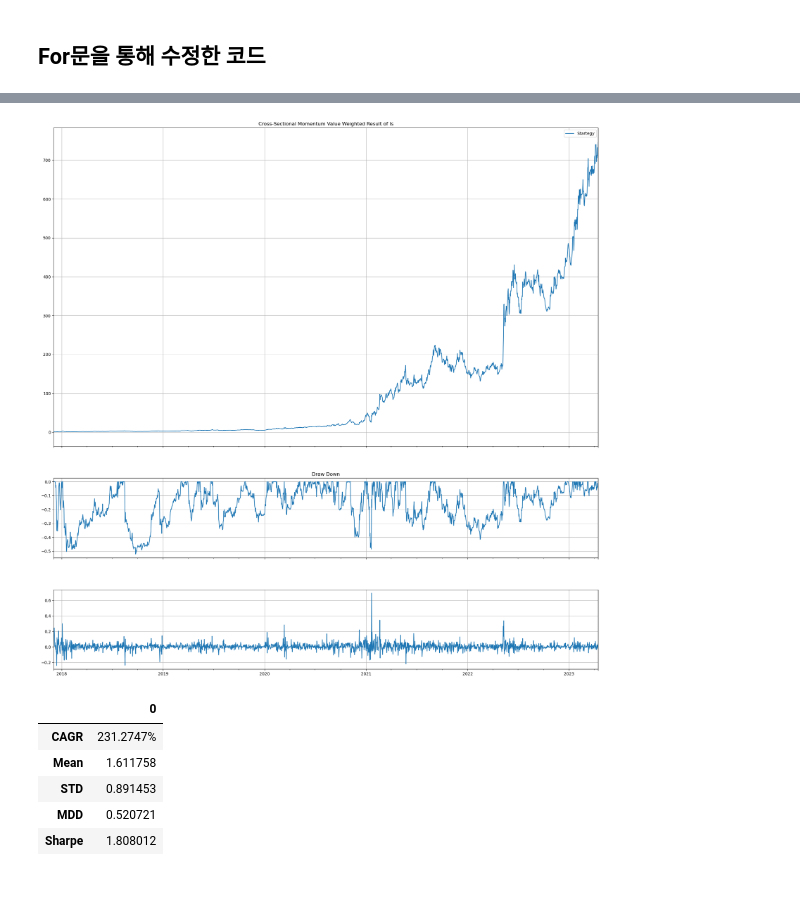
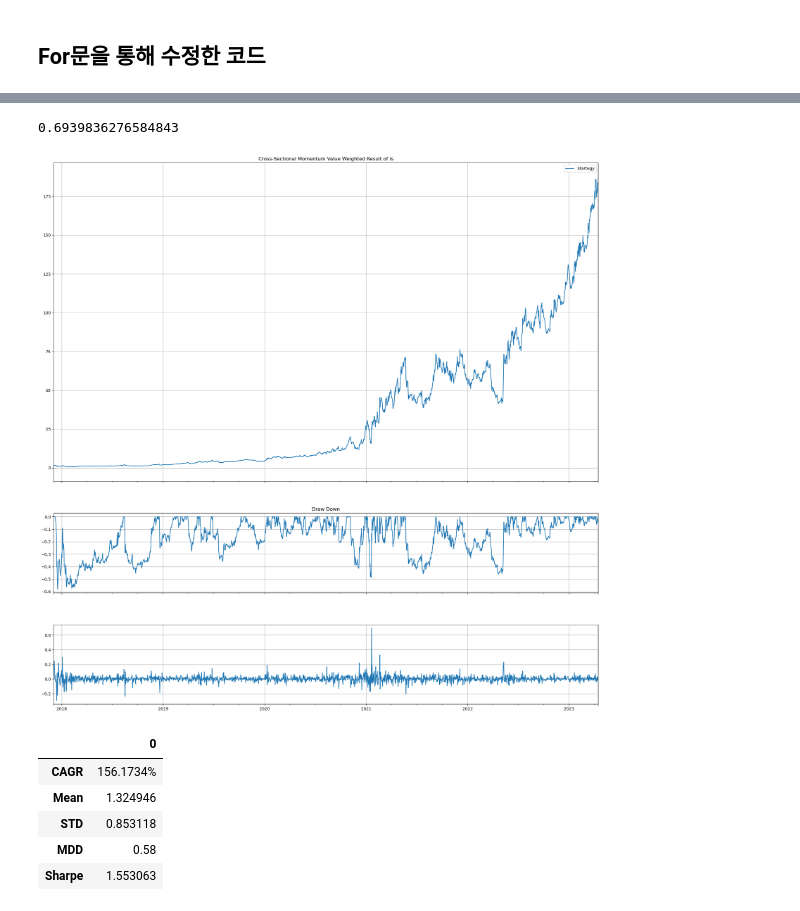
Before and after one commit to Jack-ryu/crypto_paper, a Jupyter notebook: ryu_new_progress/coinmarketcap_week_cross_sectional.ipynb, the cells around one changed output, grey strips where cells are left out. Saved outputs shown, nothing was run; the diff lists cells and outputs as text; code cells hidden in the pictures.

```diff
--- a/ryu_new_progress/coinmarketcap_week_cross_sectional.ipynb
+++ b/ryu_new_progress/coinmarketcap_week_cross_sectional.ipynb
@@ -58,6 +69,6 @@ weekly_rtn_pp = weekly_rtn * np.sign(weekly_mktcap) * weekly_vol_mask
 # %%
 # 언제부터 시작하는 지 찾자 (최소 100개의 코인이 필요)
-cnt = weekly_rtn_pp.count(1)
+cnt = weekly_rtn_screened.count(1)
 more100 = cnt.loc[cnt > 99] # 여기서 start date가 나온다
 start = more100.index[0]
 more100
@@ -77,6 +88,6 @@ date
 Freq: W-SUN, Length: 281, dtype: int64
 # %%
-weekly_rtn_sample_pp = weekly_rtn_pp.loc[start:]
+weekly_rtn_sample_pp = weekly_rtn_screened.loc[start:]
 weekly_mktcap_sample = weekly_mktcap.loc[start:]
 weekly_price_sample = weekly_price.loc[start:]
 # %%
@@ -133,7 +144,8 @@ each_weight = {"Q1":weight_g1,
                "Q2":weight_g2,
                "Q3":weight_g3,
                "Q4":weight_g4,
-               "Q5":weight_g5}
+               "Q5":weight_g5
+               }
 # %%
 # 그룹별 코인 개수 출력
 concat = pd.concat([weight_g1.count(1), weight_g2.count(1),
@@ -202,15 +214,21 @@ mytool.print_statistics(final_value)
 # %%
 ls = final_value["Q5"] - final_value["Q1"]
+
+long_short = {"ls":ls}
+# %%
+long_short["ls"].max()
+# %% [output]
+0.6939836276584843
 # %%
-mytool.draw_return_result({"ls":ls})
+mytool.draw_return_result(long_short)
 # %% [output]
-[figure, old version]
+[figure, new version]
 # %%
-mytool.print_statistics({"ls":ls})
+mytool.print_statistics(long_short)
 # %% [output]
 |  | 0 |
-| CAGR | 231.2747% |
-| Mean | 1.611758 |
-| STD | 0.891453 |
-| MDD | 0.520721 |
-| Sharpe | 1.808012 |
+| CAGR | 156.1734% |
+| Mean | 1.324946 |
+| STD | 0.853118 |
+| MDD | 0.58 |
+| Sharpe | 1.553063 |
```
Also changed, not shown: parts of 15 cells of this notebook, 6 other files.
